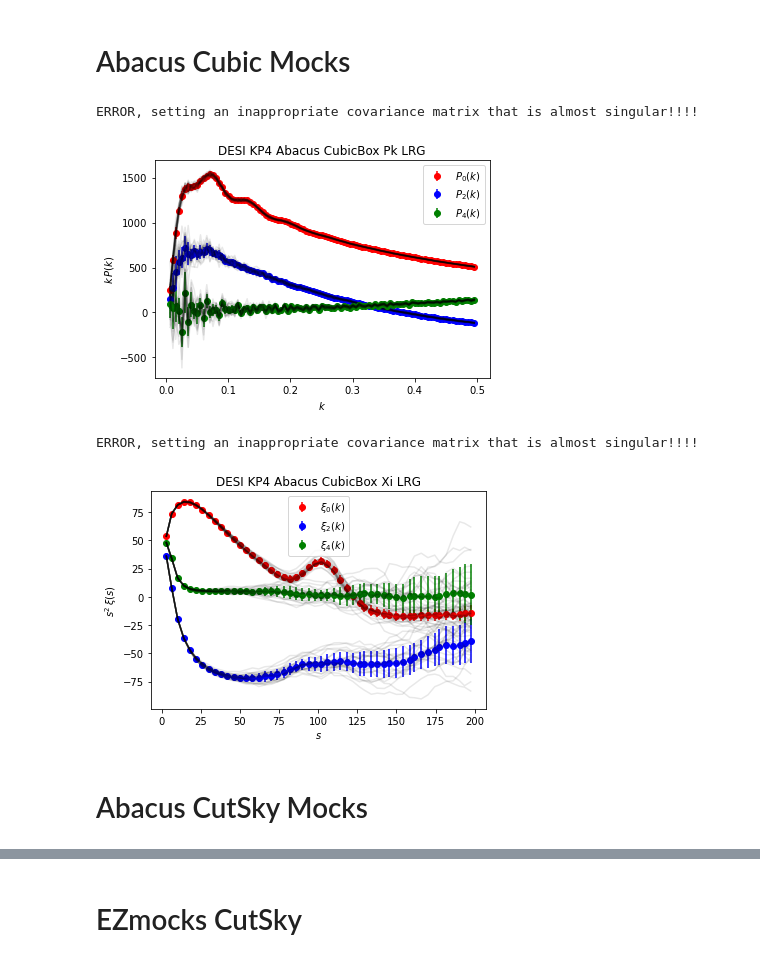
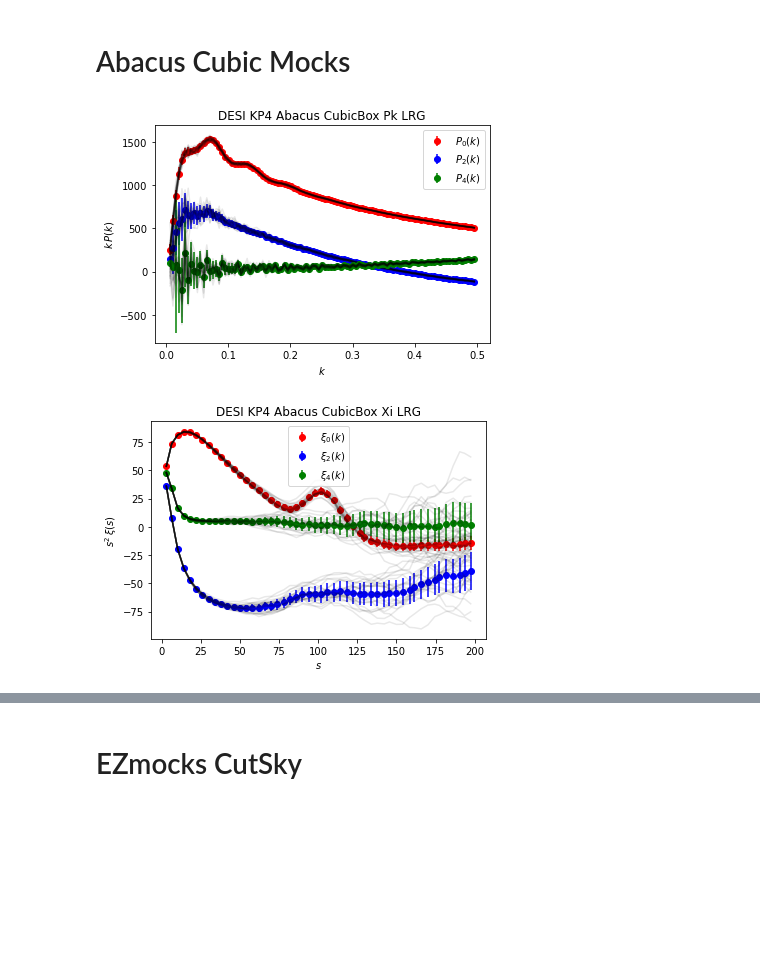
Before and after one commit to Samreay/Barry, a Jupyter notebook: barry/data/desi_kp4/pickle_desi_kp4.ipynb, the cells around one changed output, grey strips where cells are left out. Drawn from its saved outputs; the diff is of its cells as text; code cells hidden in the pictures; blank space fills up the shorter version.

```diff
--- a/barry/data/desi_kp4/pickle_desi_kp4.ipynb
+++ b/barry/data/desi_kp4/pickle_desi_kp4.ipynb
@@ -328,26 +331,32 @@ def sortfunc(item):
 # Abacus Cubic Mocks
 # %%
 # Loop over tracers
-path = "/global/cfs/cdirs/desi/cosmosim/KP45/MC/Clustering/AbacusSummit/CubicBox/"
+path_abacus = "/global/cfs/cdirs/desi/cosmosim/KP45/MC/Clustering/AbacusSummit/CubicBox/"
+path_ezmock = "/global/cfs/cdirs/desi/cosmosim/KP45/MC/Clustering/EZmock/CubicBox/"
+
+# Dictionary containing z for the tracers
+reds = {"LRG": [0.8]}
+
 for tracer in ["LRG"]:
+    for i, z in enumerate(reds[tracer]):
 
-    # Power Spectrum
-    pre_file = path + "Pk/jmena/nmesh_512/dk0.005/"
-    pre_cov_file = path + "Pk/jmena/nmesh_512/dk0.005/cov.txt"
-    name = f"DESI KP4 Abacus CubicBox Pk " + tracer
-    data = collect_pk_data(pre_file, None, pre_cov_file, None, None, 0.8, "", name)
-    plot_pk(data) # Plot the data to check things
+        # Power Spectrum
+        pre_file = path_abacus + "Pk/jmena/nmesh_512/dk0.005/"
+        # Use the EZmock covariance rather than Abacus
+        #pre_cov_file = path_abacus + "Pk/jmena/nmesh_512/dk0.005/cov.txt"
+        pre_cov_file = path_ezmock + tracer + "/Pk/jmena/nmesh_512/dk0.005/cov.txt"
+        name = f"DESI KP4 Abacus CubicBox Pk " + tracer
+        data = collect_pk_data(pre_file, None, pre_cov_file, None, None, z, "", name)
+        plot_pk(data) # Plot the data to check things
 
-    # Correlation Function
-    pre_file = path + "Xi/jmena/"
-    pre_cov_file = path + "Xi/jmena/cov.txt"
-    name = f"DESI KP4 Abacus CubicBox Xi " + tracer
-    data = collect_xi_data(pre_file, None, pre_cov_file, None, 0.8, "", name)
-    plot_xi(data) # Plot the data to check things
+        # Correlation Function
+        pre_file = path_abacus + "Xi/jmena/"
+        # Use the EZmock covariance rather than Abacus
+        #pre_cov_file = path_abacus + "Xi/jmena/cov.txt"
+        pre_cov_file = path_abacus + "/Xi/csaulder/" + f"{tracer}_z{str(z)}/cov/cov.dat"
+        name = f"DESI KP4 Abacus CubicBox Xi " + tracer
+        data = collect_xi_data(pre_file, None, pre_cov_file, None, z, "", name)
+        plot_xi(data) # Plot the data to check things
 # %% [output]
-ERROR, setting an inappropriate covariance matrix that is almost singular!!!!
-[figure, old version]
+[figure, new version]
-ERROR, setting an inappropriate covariance matrix that is almost singular!!!!
-[figure, old version]
+[figure, new version]
-# %% [markdown]
-# Abacus CutSky Mocks
```
Also changed, not shown: parts of 6 cells of this notebook.
